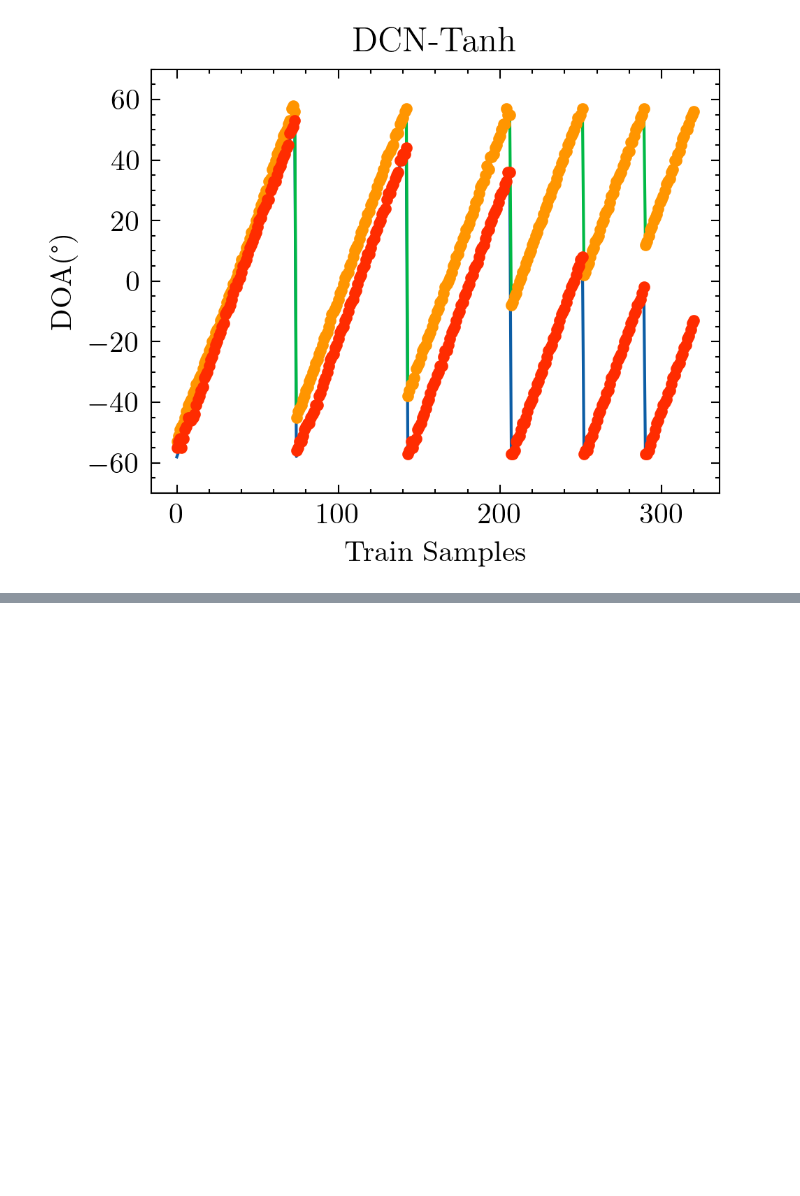
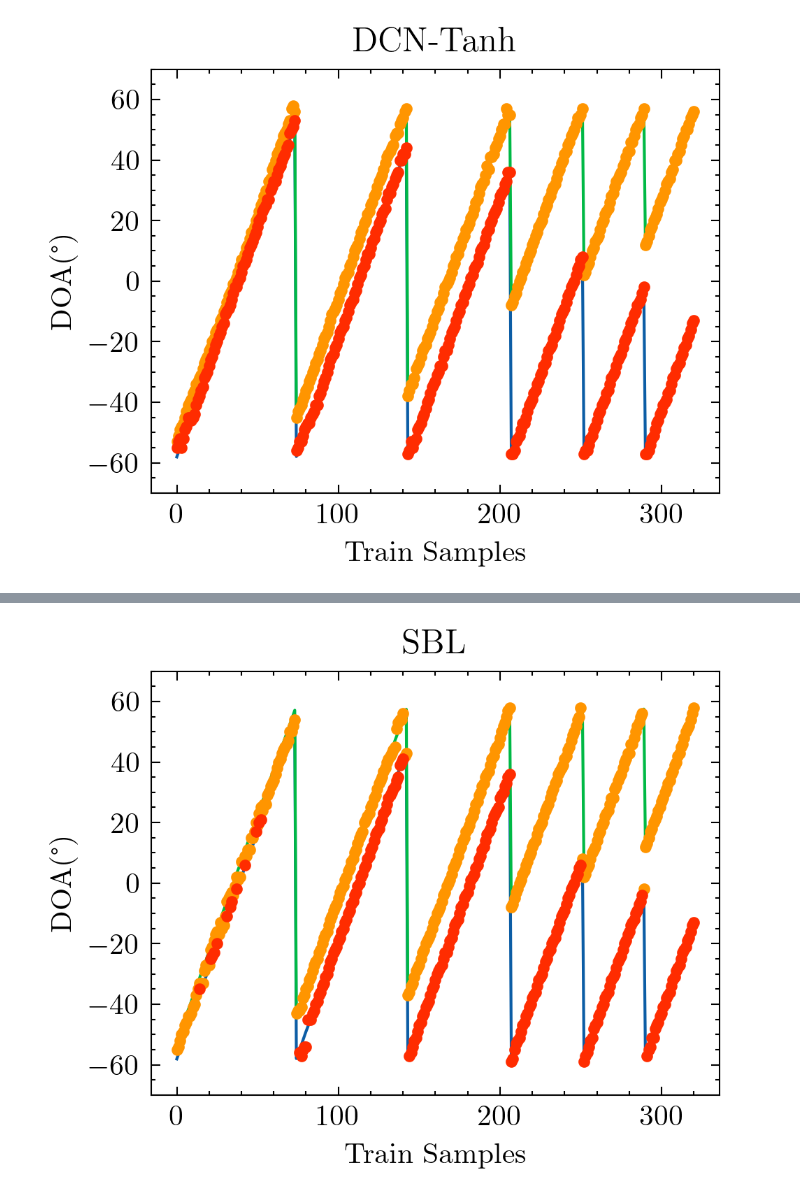
Before and after one commit to McLinWxl/CodesReproduction, a Jupyter notebook: DCN-DOA/ReproducedCodes/SampleIndex.ipynb, the cells around one changed output, grey strips where cells are left out. Drawn from its saved outputs; the diff is of its cells as text; code cells hidden in the pictures; blank space fills up the shorter version.

```diff
--- a/DCN-DOA/ReproducedCodes/SampleIndex.ipynb
+++ b/DCN-DOA/ReproducedCodes/SampleIndex.ipynb
@@ -308,0 +312,14 @@ with plt.style.context(['science']):
+# %%
+with plt.style.context(['science']):
+    plt.rcParams['figure.dpi'] = 300
+    plt.rcParams['savefig.dpi'] = 300
+    plt.ylim(-70,70)
+    plt.plot(DOA_train.T)
+    plt.plot(doa_sbl.T,'.')
+    plt.title('SBL')
+    plt.xlabel('Train Samples')
+    plt.ylabel('DOA(°)')
+    plt.savefig(figurepath + 'SampleIndex/SBL.pdf')
+    plt.show()
+# %% [output]
+[figure, added]
```
Also changed, not shown: parts of 18 cells of this notebook, 17 other files.
